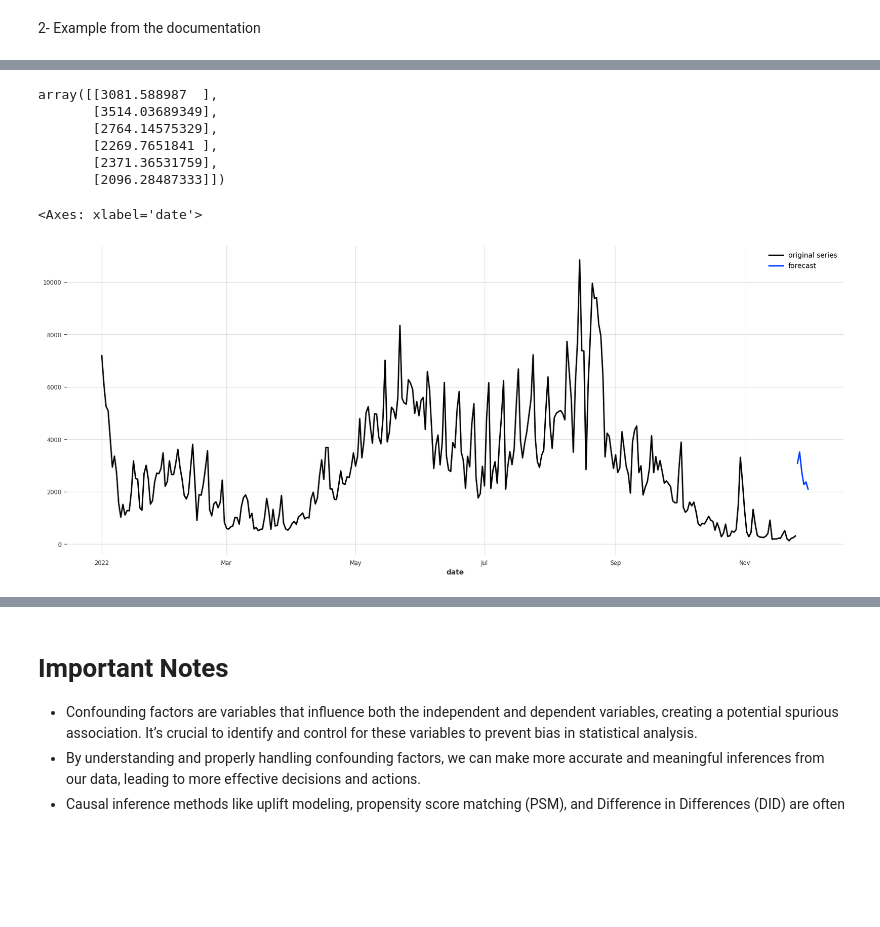
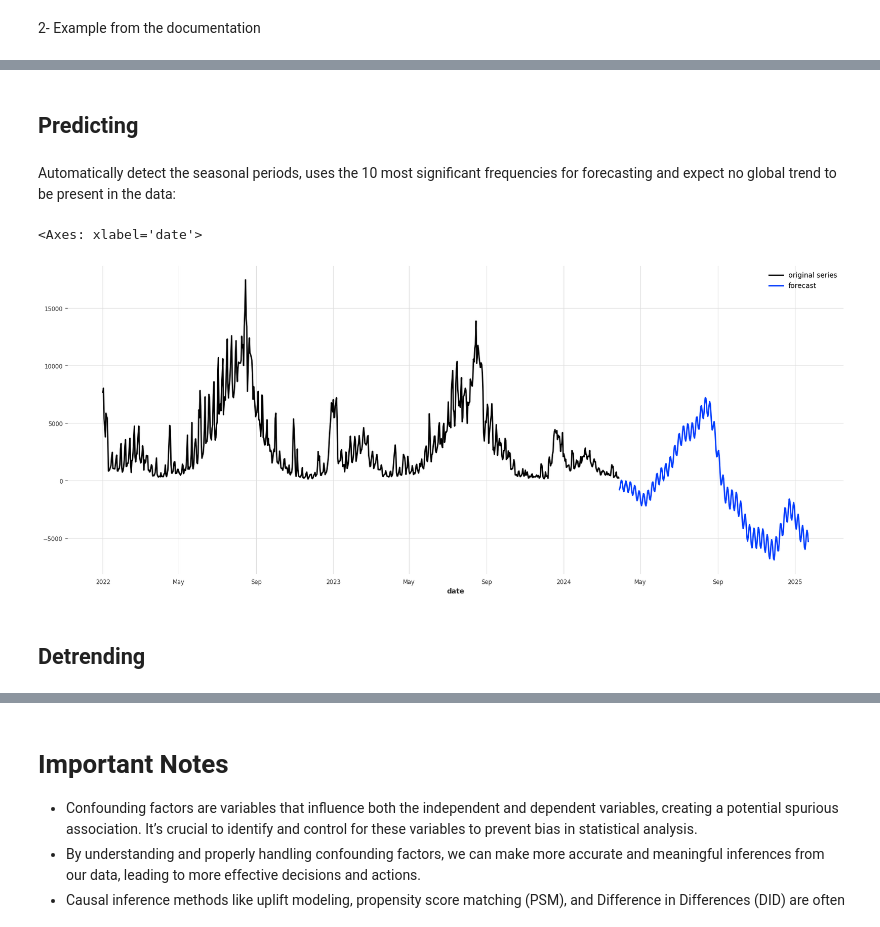
Before and after one commit to tn-aixpa/datiturismo, a Jupyter notebook: digital twin/confounding.ipynb, the cells around one changed output, grey strips where cells are left out. Drawn from its saved outputs; the diff is of its cells as text; code cells hidden in the pictures; blank space fills up the shorter version.

Commit message:
feat(detrending)provide darts examples for detrending the entire period of time

```diff
--- a/digital twin/confounding.ipynb
+++ b/digital twin/confounding.ipynb
@@ -5,8 +5,8 @@ import matplotlib.pyplot as plt
 import seaborn as sns
 from datasets_tourism_dh import *
 # %%
-START_DATE = "2023-07-01"
-END_DATE = "2023-09-30"
+START_DATE = "2022-01-01"
+END_DATE = "2024-03-31"
 
 LOC_ID_COMUNE_MOLVENO = "27"
 LOC_TYPE_COMUNE_MOLVENO = "TN_MKT_AL_3"
@@ -324,16 +384,3 @@ plot_seasons(2024)
 # %% [markdown]
 # Method 2: Matching
 In this method, for every entry in one group, you find a corresponding entry in the other group(s) that has the same or nearly the same value for the confounding variable(s). This method reduces the impact of confounding factors. Scikit-learn’s NearestNeighbors can be used to find matching pairs.
-# %%
-from sklearn.neighbors import NearestNeighbors
-
-# Find nearest neighbors based on month for each individual
-knn = NearestNeighbors(n_neighbors=1).fit(resulting_T_E[['month']])
-distances, indices = knn.kneighbors(resulting_T_E[['month']])
-resulting_T_E['Matched_Outcome'] = resulting_T_E.iloc[indices.flatten()]['Outcome'].values
-
-# Calculate odds ratio for the matched pairs
-matched_odds_ratio = (resulting_T_E[resulting_T_E['Medication'] == 1]['Matched_Outcome'].sum() / len(resulting_T_E[resulting_T_E['Medication'] == 1])) / \
-                     (resulting_T_E[resulting_T_E['Medication'] == 0]['Matched_Outcome'].sum() / len(resulting_T_E[resulting_T_E['Medication'] == 0]))
-
-print("Adjusted Odds Ratio (Matching):", matched_odds_ratio)
@@ -941,3 +948,8 @@ from darts.models import FFT
+# %% [markdown]
+## Predicting
+# %% [markdown]
+Automatically detect the seasonal periods, uses the 10 most significant frequencies for
+forecasting and expect no global trend to be present in the data:
 # %%
 from darts.datasets import AirPassengersDataset
 from darts.models import FFT
@@ -948,19 +960,14 @@ model = FFT(
     trend_poly_degree=2
 )
 model.fit(resulting_ts_df)
-pred = model.predict(6)
-pred.values()
+pred = model.predict(300)
+#pred.values()
-# %% [output]
-array([[3081.588987  ],
-       [3514.03689349],
-       [2764.14575329],
-       [2269.7651841 ],
-       [2371.36531759],
-       [2096.28487333]])
 # %%
 plt.figure(figsize=(20, 8))
 resulting_ts_df.plot(label='original series')
-pred.plot(low_quantile=.1, high_quantile=.9, label='forecast')
+pred.plot(label='forecast') #low_quantile=.1, high_quantile=.9,
 # %% [output]
 <Axes: xlabel='date'>
-[figure, old version]
+[figure, new version]
+# %% [markdown]
+## Detrending
```
Also changed, not shown: parts of 63 cells of this notebook.
